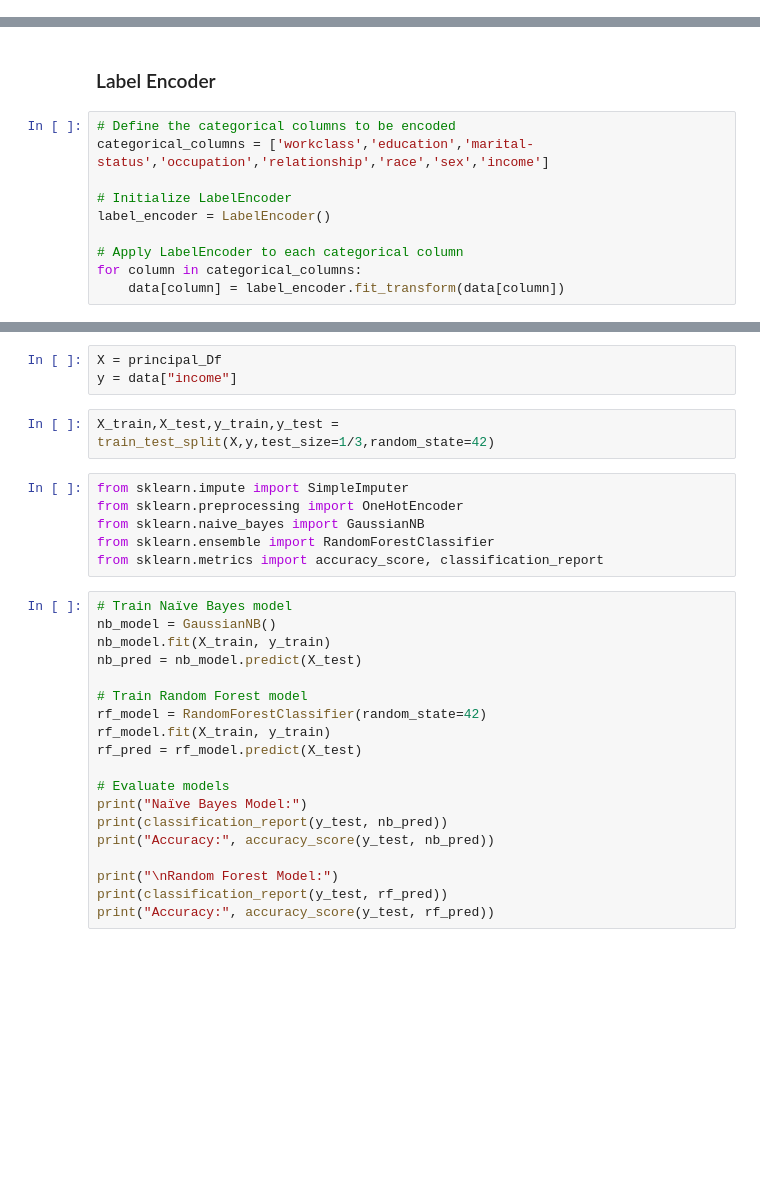
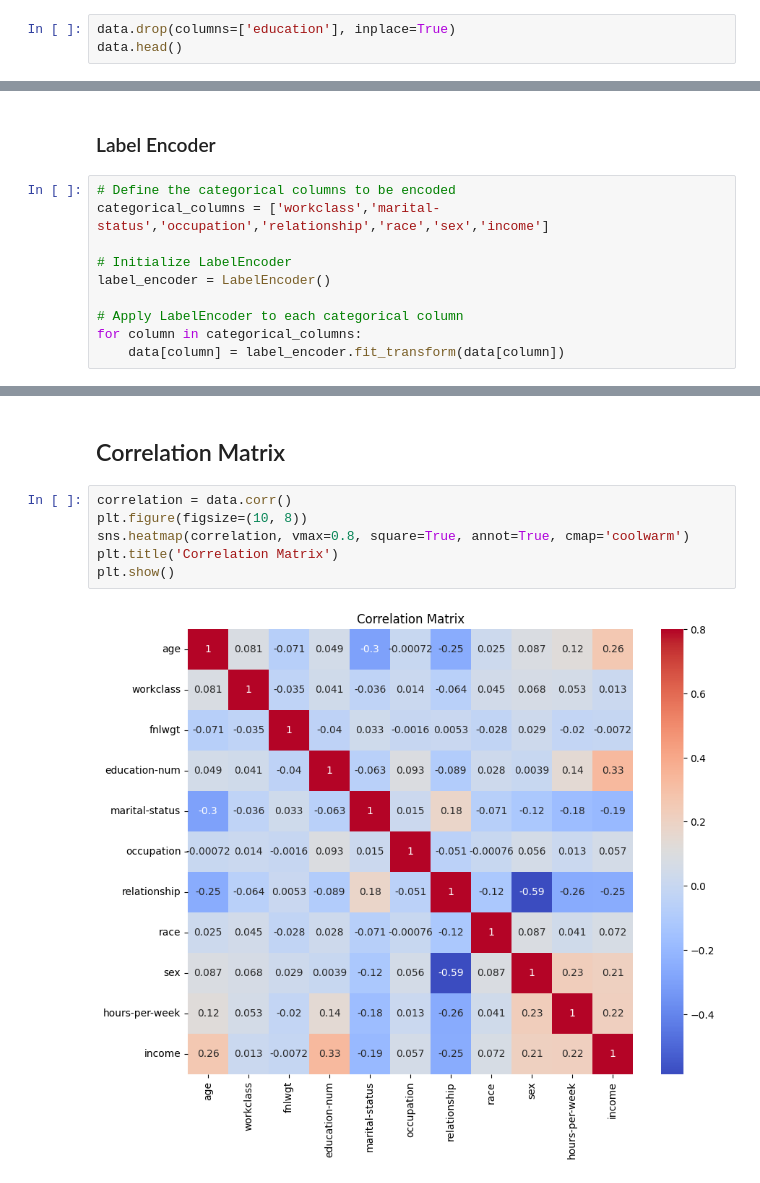
Before and after one commit to VanujaDesilva/IncomePrediction-ML-Models, a Jupyter notebook: Data Pre Processing.ipynb, the cells around one changed output, grey strips where cells are left out. Saved outputs shown, nothing was run; the diff lists cells and outputs as text; blank space fills up the shorter version.

```diff
--- a/Data Pre Processing.ipynb
+++ b/Data Pre Processing.ipynb
@@ -665,0 +655,3 @@ data.head()
+# %%
+data.drop(columns=['education'], inplace=True)
+data.head()
@@ -667,7 +666,7 @@ data.head()
 ### Label Encoder
 # %%
 # Define the categorical columns to be encoded
-categorical_columns = ['workclass','education','marital-status','occupation','relationship','race','sex','income']
+categorical_columns = ['workclass','marital-status','occupation','relationship','race','sex','income']
 
 # Initialize LabelEncoder
 label_encoder = LabelEncoder()
@@ -759,30 +677,10 @@ from sklearn.model_selection import train_test_split
-# %%
-X = principal_Df
-y = data["income"]
-# %%
-X_train,X_test,y_train,y_test = train_test_split(X,y,test_size=1/3,random_state=42)
-# %%
-from sklearn.impute import SimpleImputer
-from sklearn.preprocessing import OneHotEncoder
-from sklearn.naive_bayes import GaussianNB
-from sklearn.ensemble import RandomForestClassifier
-from sklearn.metrics import accuracy_score, classification_report
-# %%
-# Train Naïve Bayes model
-nb_model = GaussianNB()
-nb_model.fit(X_train, y_train)
-nb_pred = nb_model.predict(X_test)
-
-# Train Random Forest model
-rf_model = RandomForestClassifier(random_state=42)
-rf_model.fit(X_train, y_train)
-rf_pred = rf_model.predict(X_test)
-
-# Evaluate models
-print("Naïve Bayes Model:")
-print(classification_report(y_test, nb_pred))
-print("Accuracy:", accuracy_score(y_test, nb_pred))
-
-print("\nRandom Forest Model:")
-print(classification_report(y_test, rf_pred))
-print("Accuracy:", accuracy_score(y_test, rf_pred))
+# %% [markdown]
+## Correlation Matrix
+# %%
+correlation = data.corr()
+plt.figure(figsize=(10, 8))
+sns.heatmap(correlation, vmax=0.8, square=True, annot=True, cmap='coolwarm')
+plt.title('Correlation Matrix')
+plt.show()
+# %% [output]
+[figure, added]
```
Also changed, not shown: parts of 61 cells of this notebook, 1 other file.
